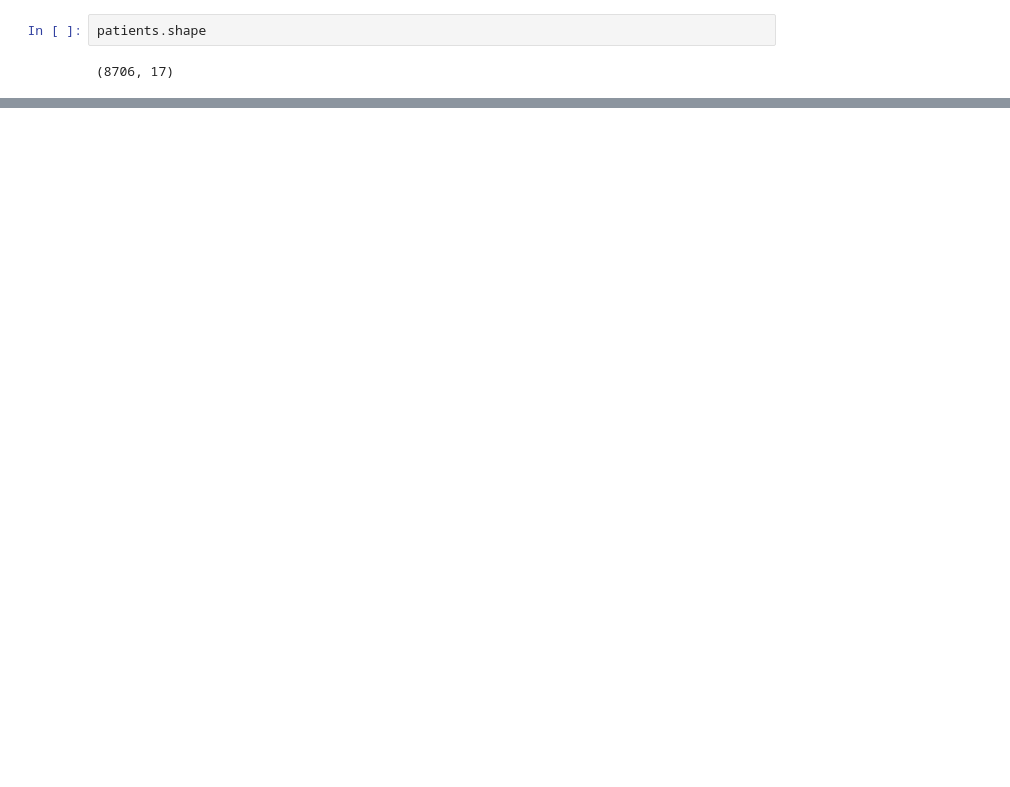
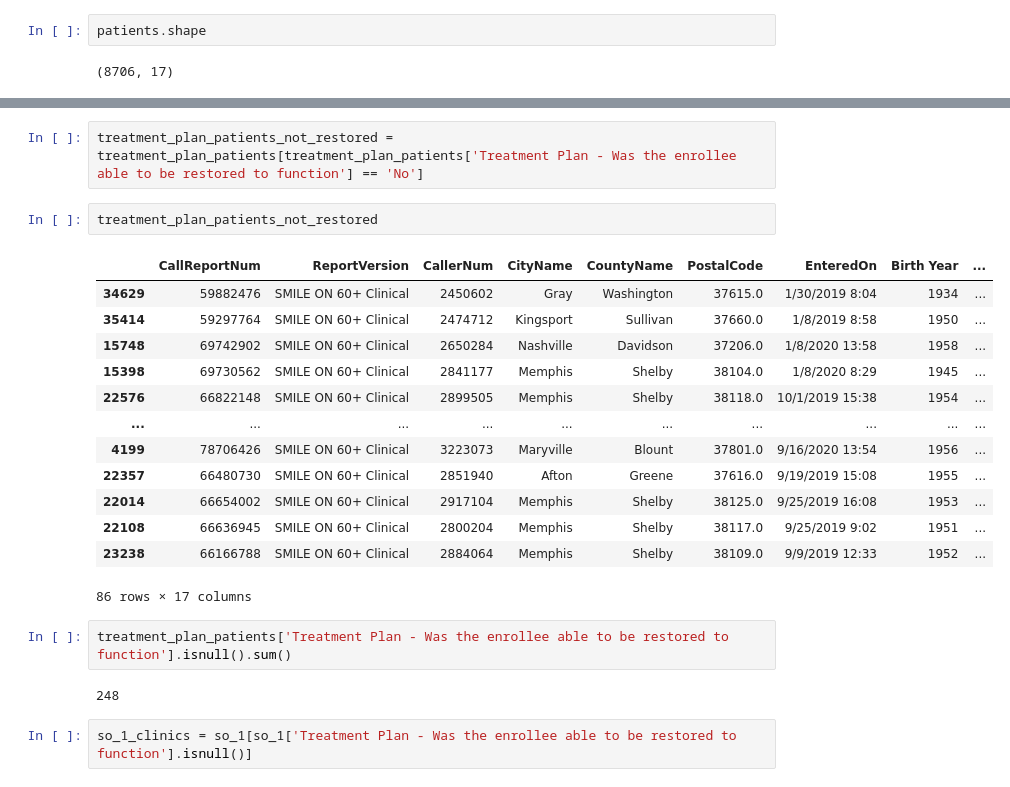
Before and after one commit to bsfcs/smile-on-aquaman, a Jupyter notebook: notebooks/Smile On EDA.ipynb, the cells around one changed output, grey strips where cells are left out. Saved outputs shown, nothing was run; the diff lists cells and outputs as text; blank space fills up the shorter version.

```diff
--- a/notebooks/Smile On EDA.ipynb
+++ b/notebooks/Smile On EDA.ipynb
@@ -469,0 +456,24 @@ patients.shape
+# %%
+treatment_plan_patients_not_restored = treatment_plan_patients[treatment_plan_patients['Treatment Plan - Was the enrollee able to be restored to function'] == 'No']
+# %%
+treatment_plan_patients_not_restored
+# %% [output]
+|  | CallReportNum | ReportVersion | CallerNum | CityName | CountyName | PostalCode | EnteredOn | Birth Year | ... |
+| 34629 | 59882476 | SMILE ON 60+ Clinical | 2450602 | Gray | Washington | 37615.0 | 1/30/2019 8:04 | 1934 | ... |
+| 35414 | 59297764 | SMILE ON 60+ Clinical | 2474712 | Kingsport | Sullivan | 37660.0 | 1/8/2019 8:58 | 1950 | ... |
+| 15748 | 69742902 | SMILE ON 60+ Clinical | 2650284 | Nashville | Davidson | 37206.0 | 1/8/2020 13:58 | 1958 | ... |
+| 15398 | 69730562 | SMILE ON 60+ Clinical | 2841177 | Memphis | Shelby | 38104.0 | 1/8/2020 8:29 | 1945 | ... |
+| 22576 | 66822148 | SMILE ON 60+ Clinical | 2899505 | Memphis | Shelby | 38118.0 | 10/1/2019 15:38 | 1954 | ... |
+| ... | ... | ... | ... | ... | ... | ... | ... | ... | ... |
+| 4199 | 78706426 | SMILE ON 60+ Clinical | 3223073 | Maryville | Blount | 37801.0 | 9/16/2020 13:54 | 1956 | ... |
+| 22357 | 66480730 | SMILE ON 60+ Clinical | 2851940 | Afton | Greene | 37616.0 | 9/19/2019 15:08 | 1955 | ... |
+| 22014 | 66654002 | SMILE ON 60+ Clinical | 2917104 | Memphis | Shelby | 38125.0 | 9/25/2019 16:08 | 1953 | ... |
+| 22108 | 66636945 | SMILE ON 60+ Clinical | 2800204 | Memphis | Shelby | 38117.0 | 9/25/2019 9:02 | 1951 | ... |
+| 23238 | 66166788 | SMILE ON 60+ Clinical | 2884064 | Memphis | Shelby | 38109.0 | 9/9/2019 12:33 | 1952 | ... |
+86 rows × 17 columns
+# %%
+treatment_plan_patients['Treatment Plan - Was the enrollee able to be restored to function'].isnull().sum()
+# %% [output]
+248
+# %%
+so_1_clinics = so_1[so_1['Treatment Plan - Was the enrollee able to be restored to function'].isnull()]
```
Also changed, not shown: parts of 33 cells of this notebook, 1 other file.
